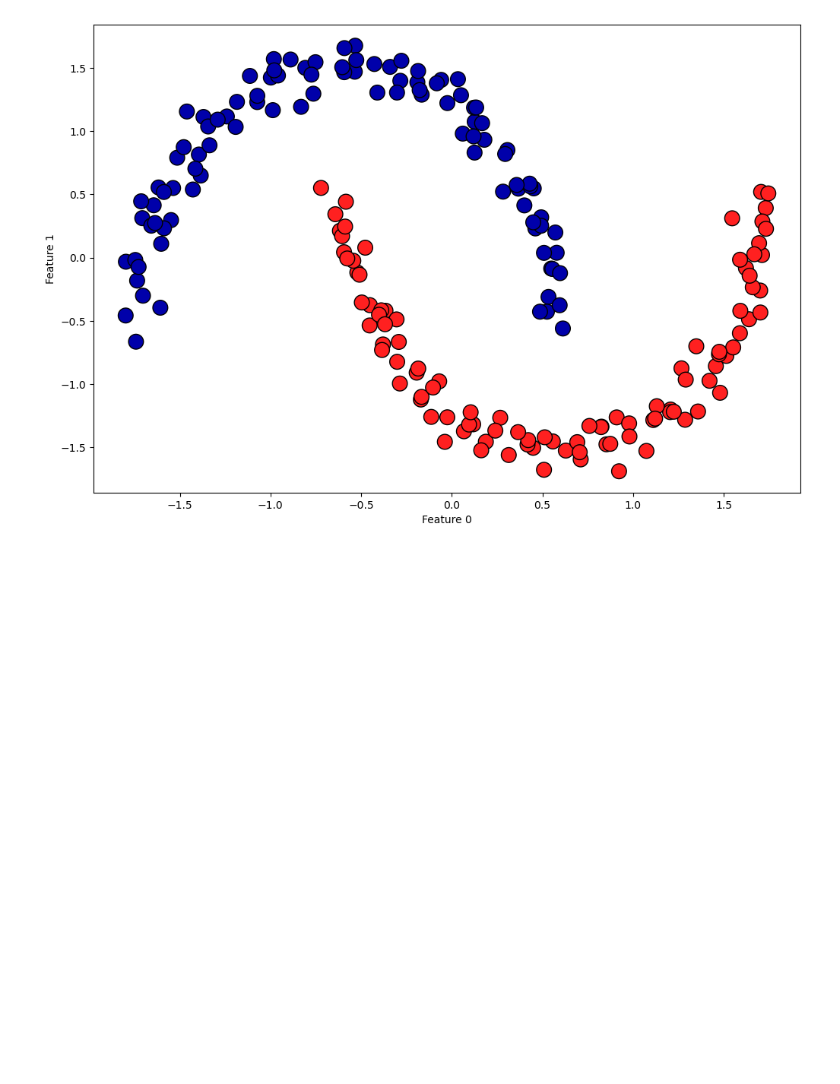
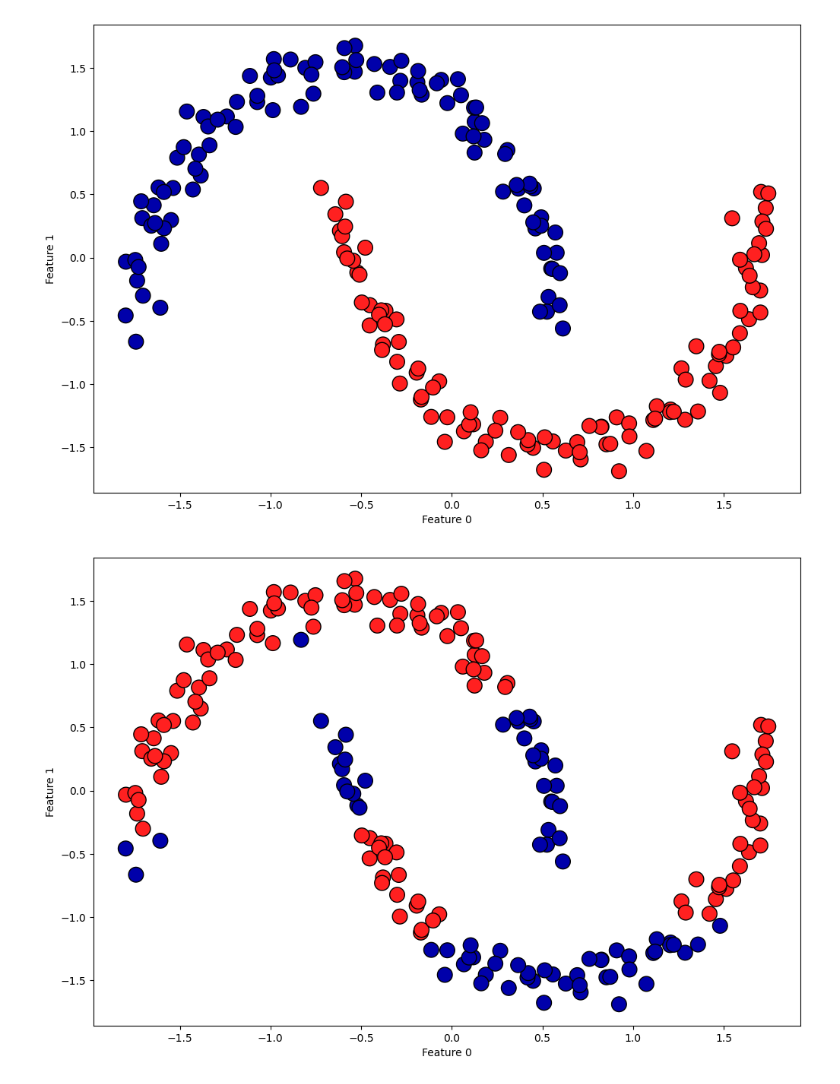
Before and after one commit to lunox5035/jupyter_notebook, a Jupyter notebook: ML/Ch07.ipynb, the cells around one changed output. Cells and saved outputs as stored; diff of their text form; code cells hidden in the pictures; blank space fills up the shorter version.

```diff
--- a/ML/Ch07.ipynb
+++ b/ML/Ch07.ipynb
@@ -343,3 +320,26 @@ plt.ylabel("Feature 1")
 plt.show()
 # %% [output]
 [figure]
+# %%
+# eps=0.2
+from sklearn.preprocessing import StandardScaler
+
+X, y = make_moons(n_samples=200, noise=0.05, random_state=0);
+
+# 평균이 0, 분산이 1이 되도록 데이터의 스케일을 조정합니다
+scaler = StandardScaler();
+scaler.fit(X);
+X_scaled = scaler.transform(X);
+
+dbscan = DBSCAN(eps=0.2);
+clusters = dbscan.fit_predict(X_scaled);
+
+# 클러스터 할당을 표시합니다
+plt.figure(figsize=(12,8));
+plt.scatter(X_scaled[:, 0], X_scaled[:, 1], c=clusters, cmap=mglearn.cm2, s=200, edgecolors='black');
+plt.xlabel("Feature 0");
+plt.ylabel("Feature 1");
+
+plt.show();
+# %% [output]
+[figure, added]
```
Also changed, not shown: parts of 11 cells of this notebook, 2 other files.
